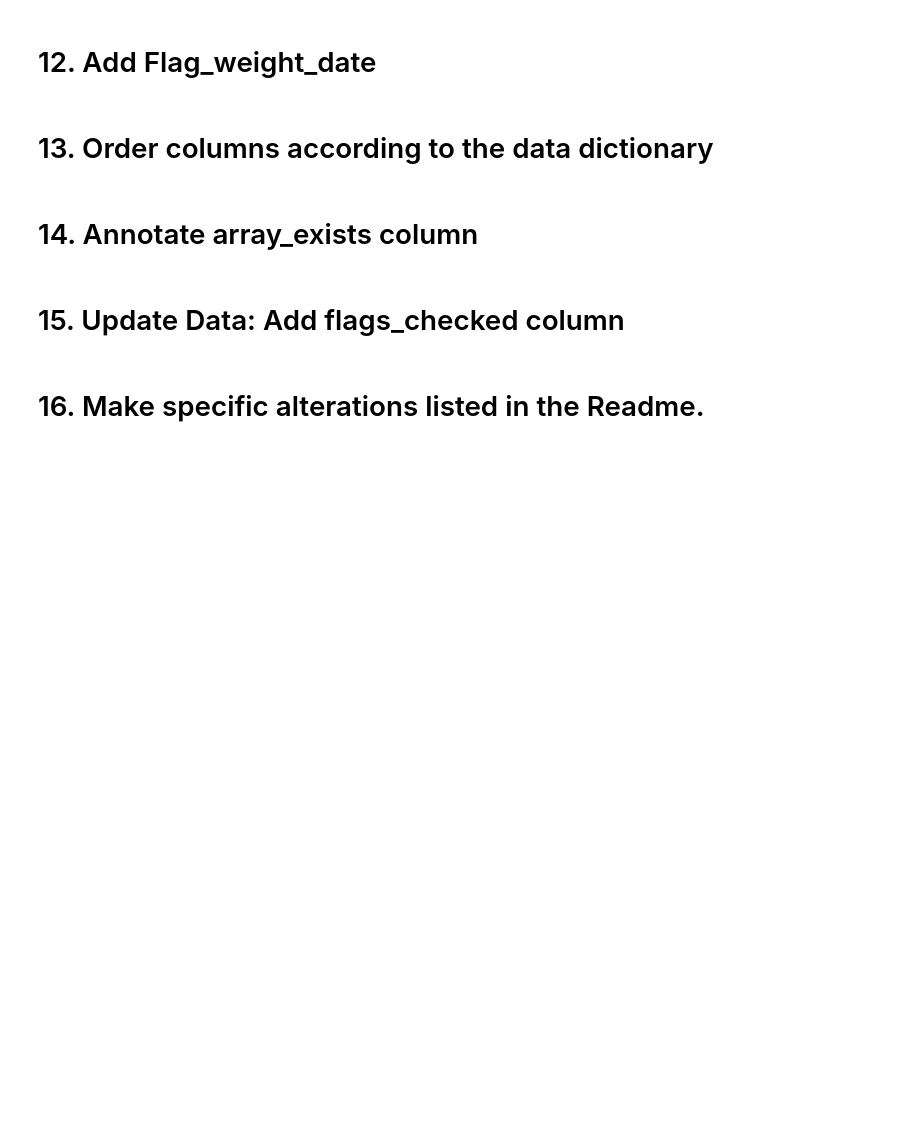
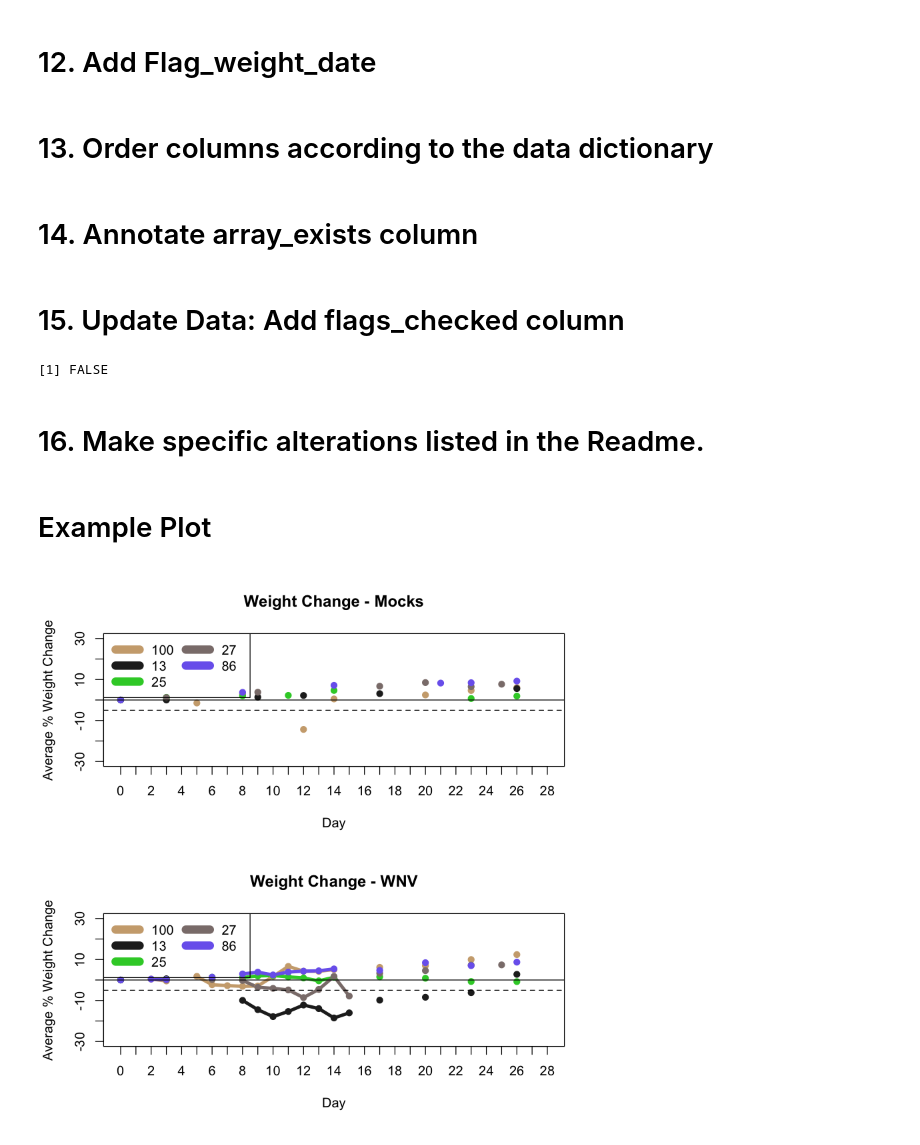
Before and after one commit to gchoonoo/WNV_cleaning_scripts, a Jupyter notebook: notebook.ipynb, the cells around one changed output. Saved outputs shown, nothing was run; the diff lists cells and outputs as text; code cells hidden in the pictures; blank space fills up the shorter version.

Commit message:
added example plot

```diff
--- a/notebook.ipynb
+++ b/notebook.ipynb
@@ -381,10 +315,10 @@ new_lund_line_v2$flags_checked = FALSE
 
 # clean date format
 lund_weight_full[,"Death_Date"] <- as.character(lund_weight_full[,"Death_Date"])
-lund_weight_full[,"Date_Infected"] <- as.Date(lund_weight_full[,"Date_Infected"],format="%Y-%m-%d")
+lund_weight_full[,"Date_Infected"] <- as.Date(lund_weight_full[,"Date_Infected"],format="%Y-%m-%d",origin="1900-01-01")
 
 new_lund_line_v2[,"Death_Date"] <- as.character(new_lund_line_v2[,"Death_Date"])
-new_lund_line_v2[,"Date_Infected"] <- as.Date(as.character(new_lund_line_v2[,"Date_Infected"]),format="%Y-%m-%d")
+new_lund_line_v2[,"Date_Infected"] <- as.Date(as.character(new_lund_line_v2[,"Date_Infected"]),format="%Y-%m-%d",origin="1900-01-01")
 
 # Merge new data and old data
 merge(lund_weight_full, new_lund_line_v2, by=intersect(names(new_lund_line_v2),names(lund_weight_full)), all=T) -> lund_weight_full_v2
@@ -398,8 +332,52 @@ lund_weight_full_v2[which(lund_weight_full_v2[,"flags_checked"]),c("Death_Date_g
 
 # Save cleaned file
 write.table(file="./Lund_Weight_cleaned.txt", x=lund_weight_full_v2, sep="\t", quote=F, row.names=F, na="")
+# %% [output]
+[1] FALSE
 # %% [markdown]
 # 16. Make specific alterations listed in the Readme.
 # %%
 # Make any manual corrections needed
 # Note if you change weights, need to also re-calculate weight percentages. Record these changes in Data_Altered and Notes column
+# %% [markdown]
+# Example Plot
+# %%
+weight_time_plot = function(uw_lines, weight_cols=days_percent, Mocks=FALSE, ...) {
+
+  y_weights = aggregate(lund_weight_full_v2[, weight_cols], list(lund_weight_full_v2$UW_Line, lund_weight_full_v2$Virus), mean, na.rm=T)
+  colnames(y_weights) = c('line','virus',weight_cols)
+  n_cols = floor(length(uw_lines)/3) + ceiling((length(uw_lines)%%3)/3)
+  xvals = c(0:28)
+
+  if (Mocks) {
+    par(mfrow=c(2,1))
+    matplot(xvals, t(y_weights[y_weights[,1] %in% uw_lines & y_weights$virus=='Mock',weight_cols]), type="l", ylim=c(-30,30), ylab="Average % Weight Change", xlab="Day", main="Weight Change - Mocks", lty=1, lwd=4,xaxt='n',...)
+
+    matplot(xvals, t(y_weights[y_weights[,1] %in% uw_lines & y_weights$virus=='Mock',weight_cols]), type="p", pch=19, ylim=c(-30,30), ylab="Average % Weight Change", xlab="Day", main="Weight Change - Mocks", add=T,xaxt='n',...)
+
+    axis(side=1,at=xvals, labels=c(0:28))
+
+    abline(h=0, col='black')
+    abline(h=-5, col='black', lty=2)
+    legend('topleft', legend=y_weights$line[y_weights$line %in% uw_lines & y_weights$virus=='WNV'], lty=1, lwd=10, ncol=n_cols,...)
+
+    matplot(xvals, t(y_weights[y_weights[,1] %in% uw_lines & y_weights$virus=='WNV',weight_cols]), type="l", ylim=c(-30,30), ylab="Average % Weight Change", xlab="Day", main="Weight Change - WNV", lty=1, lwd=4,xaxt='n',...)
+    matplot(xvals, t(y_weights[y_weights[,1] %in% uw_lines & y_weights$virus=='WNV',weight_cols]), type="p", pch=19, ylim=c(-30,30), ylab="Average % Weight Change", xlab="Day", main="Weight Change - WNV", add=T,xaxt='n',...)
+    axis(side=1,at=xvals, labels=c(0:28))
+    abline(h=0, col='black')
+    abline(h=-5, col='black', lty=2)
+
+    legend('topleft', legend=y_weights$line[y_weights$line %in% uw_lines & y_weights$virus=='WNV'], lty=1, lwd=10, ncol=n_cols,...)
+  } else {
+    matplot(xvals, t(y_weights[y_weights[,1] %in% uw_lines & y_weights$virus=='WNV',weight_cols]), type="l", ylim=c(-30,30), ylab="Average % Weight Change", xlab="Day", main="Weight Change - WNV", lty=1, lwd=4,xaxt='n', ...)
+    matplot(xvals, t(y_weights[y_weights[,1] %in% uw_lines & y_weights$virus=='WNV',weight_cols]), type="p", pch=19, ylim=c(-30,30), ylab="Average % Weight Change", xlab="Day", main="Weight Change - WNV", add=T,xaxt='n', ...)
+    axis(side=1,at=xvals, labels=c(0:32,45))
+    abline(h=0, col='black')
+    abline(h=-5, col='black', lty=2)
+    legend('topleft', legend=y_weights$line[y_weights$line %in% uw_lines & y_weights$virus=='WNV'], lty=1, lwd=10, ncol=n_cols, ...)
+  }
+}
+
+weight_time_plot(uw_lines=c("25","27","100","86","13"), weight_cols=days_percent,Mocks=T, col=sample(colors(),5))
+# %% [output]
+[figure, added]
```
Also changed, not shown: parts of 6 cells of this notebook.
